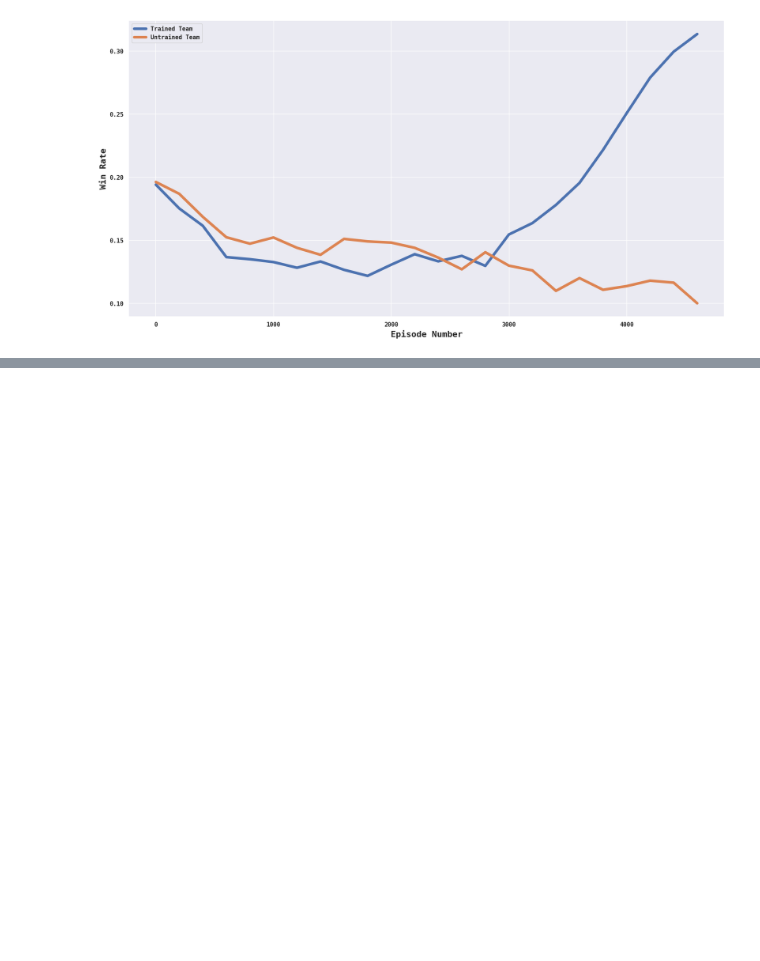
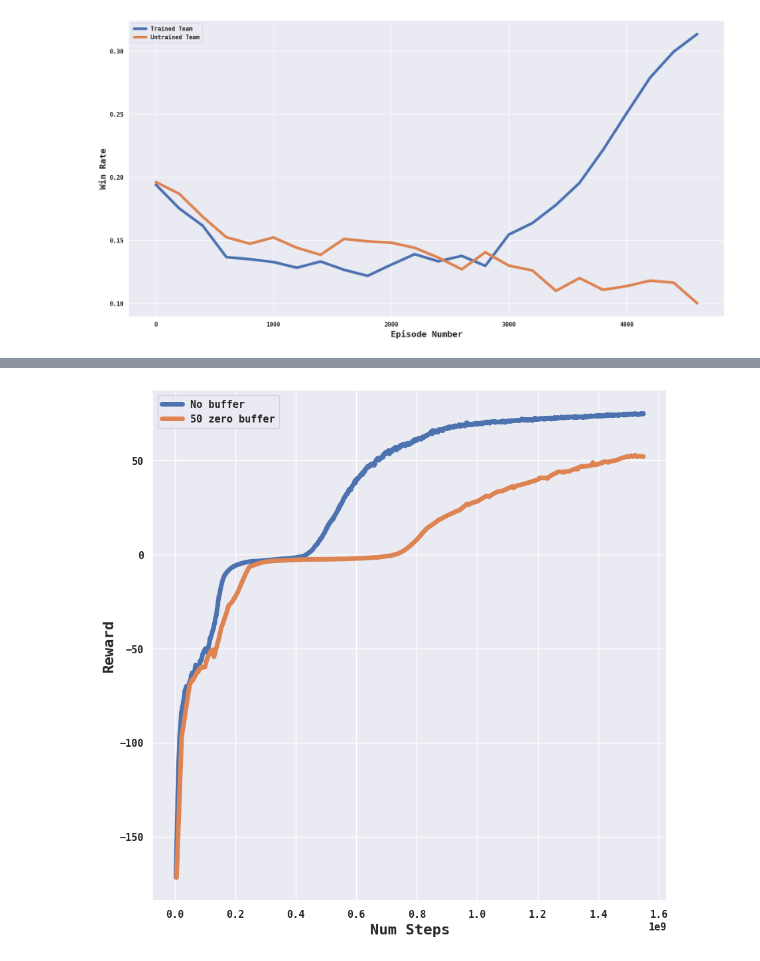
Before and after one commit to DIRECTLab/IsaacLab-HARL, a Jupyter notebook: scripts/reinforcement_learning/harl/paper_plots.ipynb, the cells around one changed output, grey strips where cells are left out. Cells and saved outputs as stored; diff of their text form; code cells hidden in the pictures; blank space fills up the shorter version.

```diff
--- a/scripts/reinforcement_learning/harl/paper_plots.ipynb
+++ b/scripts/reinforcement_learning/harl/paper_plots.ipynb
@@ -32,0 +35,3 @@ plt.show()
+# %%
+no_buffer = pd.read_csv('./buffer_results/happo_test_running_no_buffer.csv')
+buffer_100 = pd.read_csv('./buffer_results/buffer_100.csv')
@@ -32,0 +47,15 @@ plt.show()
+# %%
+plt.rcParams['font.family'] = 'monospace'
+plt.rcParams['font.size'] = '16'
+plt.figure(figsize=(10,10))
+max_x_val = len(no_buffer)
+plt.plot(no_buffer['Step'][2:], no_buffer['Value'][2:], lw=5,label='No buffer')
+plt.plot(buffer_100['Step'][:171], buffer_100['Value'][:171], lw=5,label='50 zero buffer')
+# plt.yscale('log')
+plt.xlabel('Num Steps', fontweight='bold', fontsize='16')
+plt.ylabel('Reward', fontweight='bold', fontsize='16')
+# plt.title("My Title", fontweight='bold', fontsize='20')
+plt.legend()
+plt.show()
+# %% [output]
+[figure, added]
```
Also changed, not shown: parts of 3 cells of this notebook, 18 other files.
